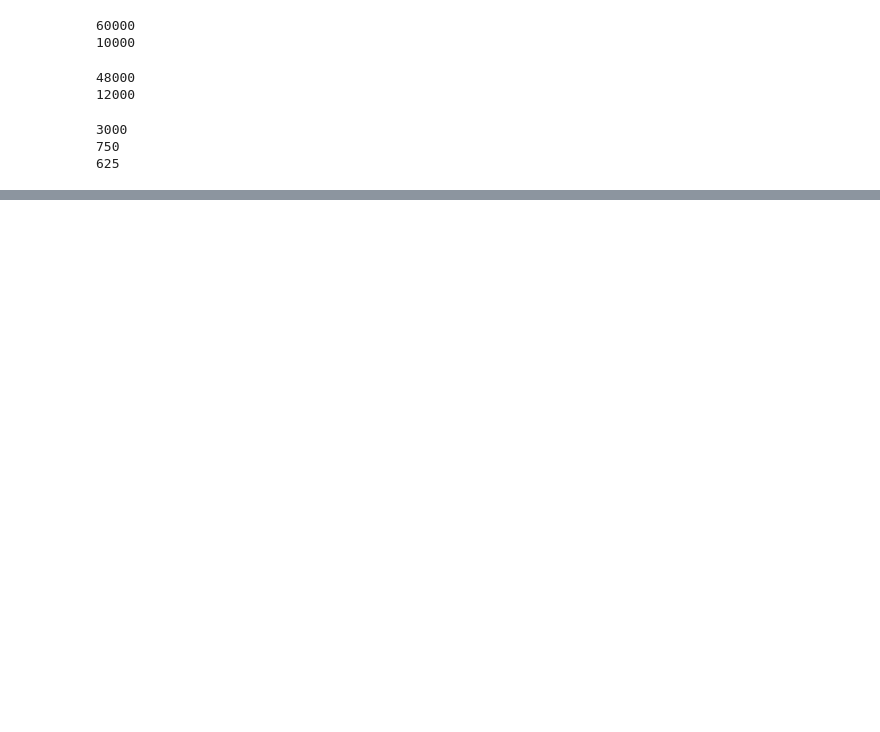
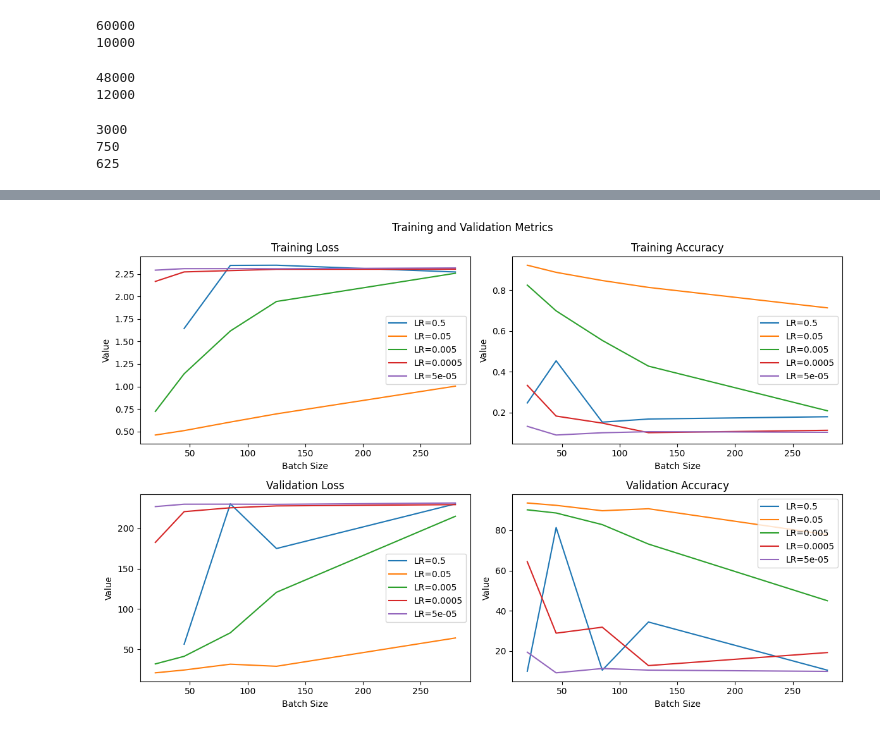
Before and after one commit to Tahker-w-tadmeer/intro_to_ml, a Jupyter notebook: ass 2/neural_network/neural network.ipynb, the cells around one changed output, grey strips where cells are left out. Saved outputs shown, nothing was run; the diff lists cells and outputs as text; code cells hidden in the pictures; blank space fills up the shorter version.

Commit message:
add insights and plot different batch size and lr

```diff
--- a/ass 2/neural_network/neural network.ipynb
+++ b/ass 2/neural_network/neural network.ipynb
@@ -206,0 +185,88 @@ lr: 5e-05, batch size: 280, val loss: 231.43070464910465, val accuracy: 6.25 %
+# %%
+import matplotlib.pyplot as plt
+
+learning_rates = [0.5, 0.05, 0.005, 0.0005, 0.00005]
+batch_sizes = [20, 45, 85, 125, 280]
+results = []
+
+train_losses = []
+train_accuracies = []
+val_losses = []
+val_accuracies = []
+
+for lr in learning_rates:
+    for b in batch_sizes:
+        # ... (previous code remains the same)
+        model = neural_model(lr)
+        train_loss = 0
+        val_loss = 0
+        train_correct = 0
+        val_correct = 0
+
+        train_loader = DataLoader(train_data, batch_size=b, shuffle=True)
+        val_loader = DataLoader(val_data, batch_size=b, shuffle=False)
+
+        for x, y in train_loader:
+            train_loss += model.fit(x, y)
+            y_pred = model.predict(x)
+            train_correct += torch.sum(y_pred == y).item()
+
+        train_loss /= len(train_loader)
+        train_accuracy = train_correct / len(train_data)
+
+        model.eval()
+        with torch.no_grad():
+            for x_val, y_val in val_loader:
+                output_val = model.forward(x_val)
+                val_loss += model.loss(output_val, y_val).item()
+                y_pred_val = model.predict(x_val)
+                val_correct += torch.sum(y_pred_val == y_val).item()
+
+            val_loss = val_loss / (len(val_loader)) * 100
+            val_accuracy = (val_correct / len(val_data)) * 100
+
+
+        # Store values in lists
+        train_losses.append(train_loss)
+        train_accuracies.append(train_accuracy)
+        val_losses.append(val_loss)
+        val_accuracies.append(val_accuracy)
+
+        # append results to list of dictionaries for printing
+        results.append({
+            'learning_rate': lr,
+            'batch_size': b,
+            'train_loss': train_loss,
+            'train_accuracy': train_accuracy,
+            'val_loss': val_loss,
+            'val_accuracy': val_accuracy
+        })
+
+# Reshape lists for plotting
+train_losses = [train_losses[i:i + len(batch_sizes)] for i in range(0, len(train_losses), len(batch_sizes))]
+train_accuracies = [train_accuracies[i:i + len(batch_sizes)] for i in range(0, len(train_accuracies), len(batch_sizes))]
+val_losses = [val_losses[i:i + len(batch_sizes)] for i in range(0, len(val_losses), len(batch_sizes))]
+val_accuracies = [val_accuracies[i:i + len(batch_sizes)] for i in range(0, len(val_accuracies), len(batch_sizes))]
+
+# Plotting
+fig, axs = plt.subplots(2, 2, figsize=(12, 8))
+fig.suptitle('Training and Validation Metrics')
+
+for i in range(len(learning_rates)):
+    axs[0, 0].plot(batch_sizes, train_losses[i], label=f"LR={learning_rates[i]}")
+    axs[0, 0].set_title('Training Loss')
+    axs[0, 1].plot(batch_sizes, train_accuracies[i], label=f"LR={learning_rates[i]}")
+    axs[0, 1].set_title('Training Accuracy')
+    axs[1, 0].plot(batch_sizes, val_losses[i], label=f"LR={learning_rates[i]}")
+    axs[1, 0].set_title('Validation Loss')
+    axs[1, 1].plot(batch_sizes, val_accuracies[i], label=f"LR={learning_rates[i]}")
+    axs[1, 1].set_title('Validation Accuracy')
+
+for ax in axs.flat:
+    ax.set(xlabel='Batch Size', ylabel='Value')
+    ax.legend()
+
+plt.tight_layout()
+plt.show()
+# %% [output]
+[figure, added]
```
Also changed, not shown: parts of 5 cells of this notebook.
